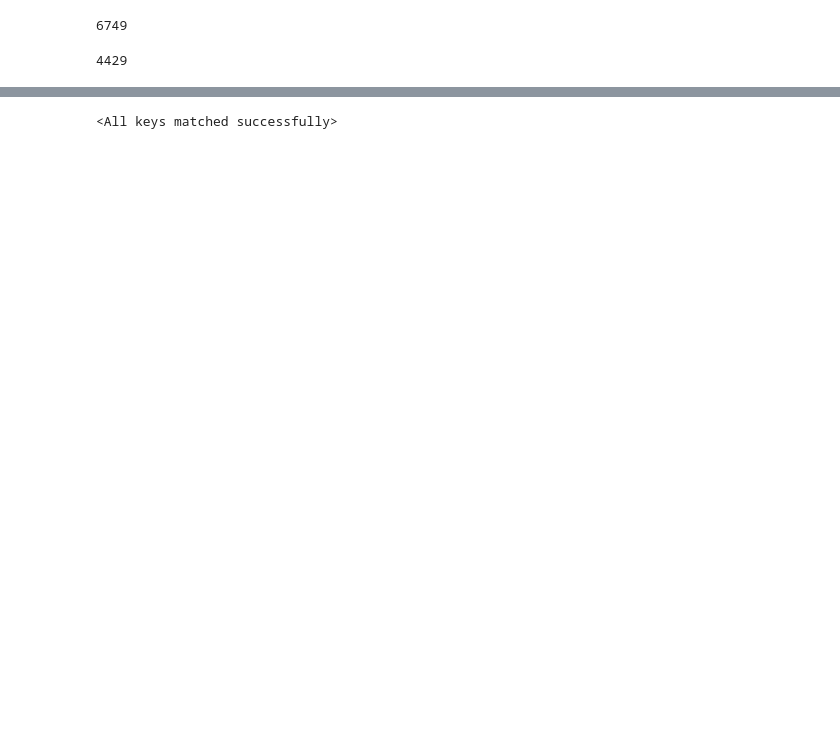
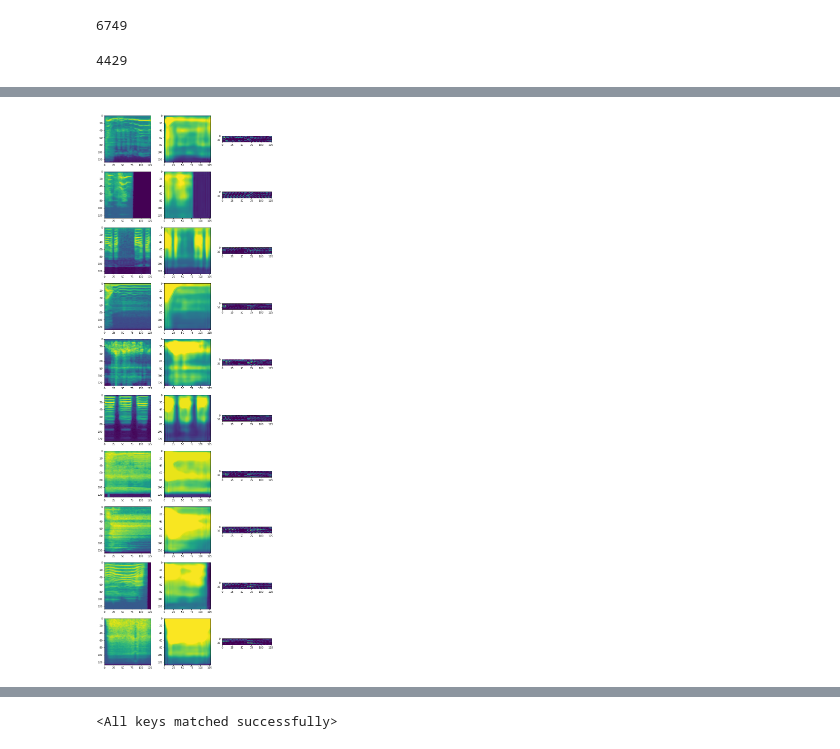
Before and after one commit to flyingleafe/vxs-vpt, a Jupyter notebook: notebooks/CAETraining.ipynb, the cells around one changed output, grey strips where cells are left out. Cells and saved outputs as stored; diff of their text form; code cells hidden in the pictures; blank space fills up the shorter version.

```diff
--- a/notebooks/CAETraining.ipynb
+++ b/notebooks/CAETraining.ipynb
@@ -142,2 +178,7 @@ optimizer = torch.optim.Adam(model.parameters(), lr=0.001)
 # %%
-#model.load_state_dict(torch.load('../logs/conv_ae_fixed_2/checkpoints/best.pth')['model_state_dict'])
+model.load_state_dict(torch.load(
+    '../logs/conv_ae_square_frame_65536_65536/checkpoints/best.pth')['model_state_dict'])
+model.eval()
+imshow_ae_output(model, vocal_sketch_dataset, 10, random_seed=44)
+# %% [output]
+[figure, added]
```
Also changed, not shown: parts of 14 cells of this notebook, 3 other files.
